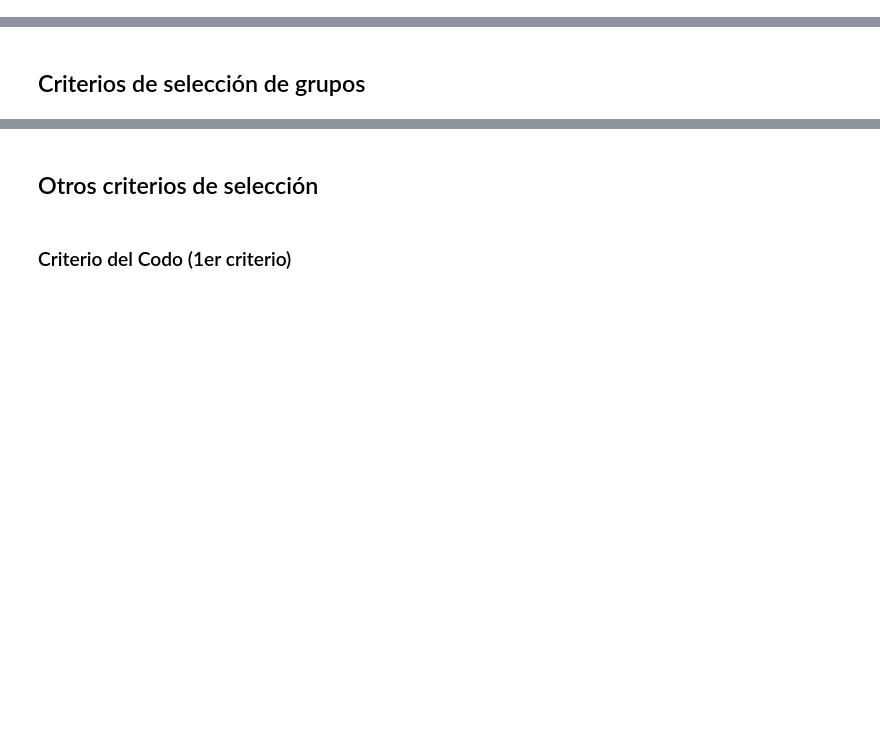
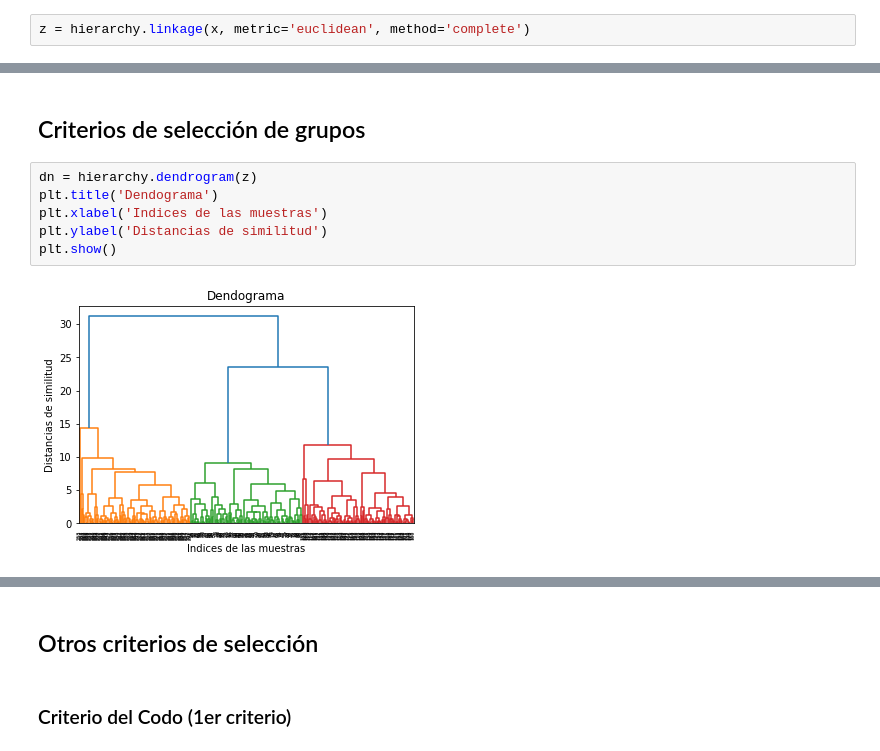
Before and after one commit to gdesirena/Aprendizaje_Automatico_Avanzado, a Jupyter notebook: Modulo1/Notebooks_Clase/1.2.-Aprendizaje No Supervizado Clustering Jerárquico (Repaso).ipynb, the cells around one changed output, grey strips where cells are left out. Drawn from its saved outputs; the diff is of its cells as text; blank space fills up the shorter version.

```diff
--- a/Modulo1/Notebooks_Clase/1.2.-Aprendizaje No Supervizado Clustering Jerárquico (Repaso).ipynb
+++ b/Modulo1/Notebooks_Clase/1.2.-Aprendizaje No Supervizado Clustering Jerárquico (Repaso).ipynb
@@ -41,0 +64,2 @@ del proceso de “clustering”.
+# %%
+z = hierarchy.linkage(x, metric='euclidean', method='complete')
@@ -42,2 +70,10 @@ del proceso de “clustering”.
 # %% [markdown]
 ## Criterios de selección de grupos
+# %%
+dn = hierarchy.dendrogram(z)
+plt.title('Dendograma')
+plt.xlabel('Indices de las muestras')
+plt.ylabel('Distancias de similitud')
+plt.show()
+# %% [output]
+[figure, added]
```
Also changed, not shown: parts of 29 cells of this notebook, 1 other file.
